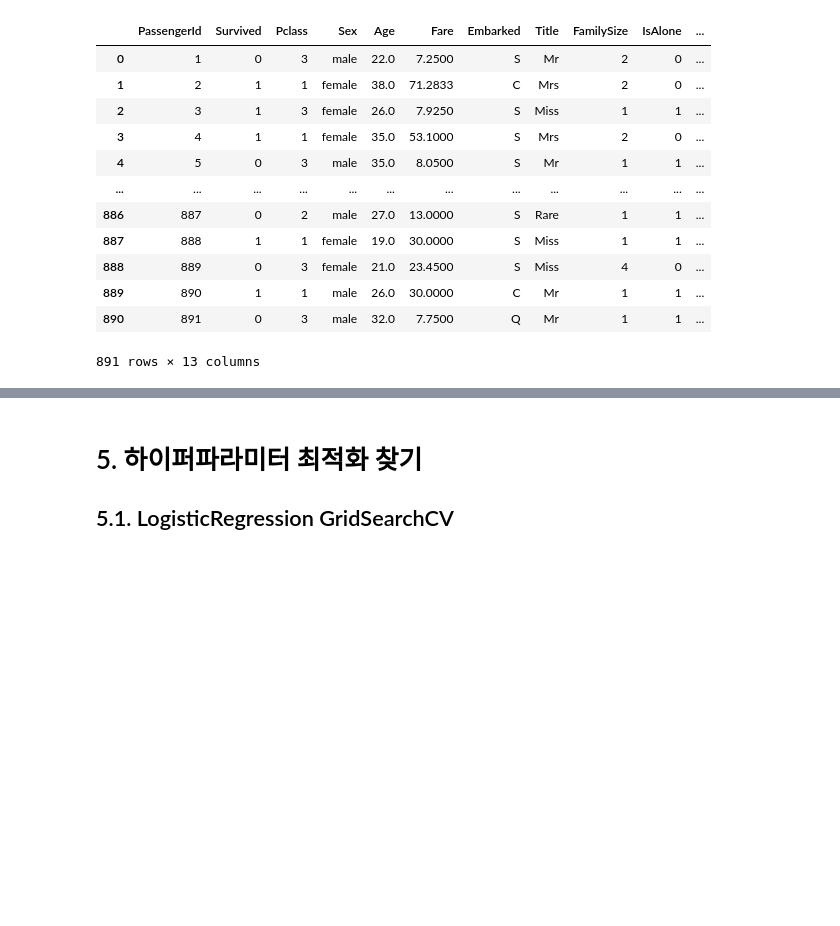
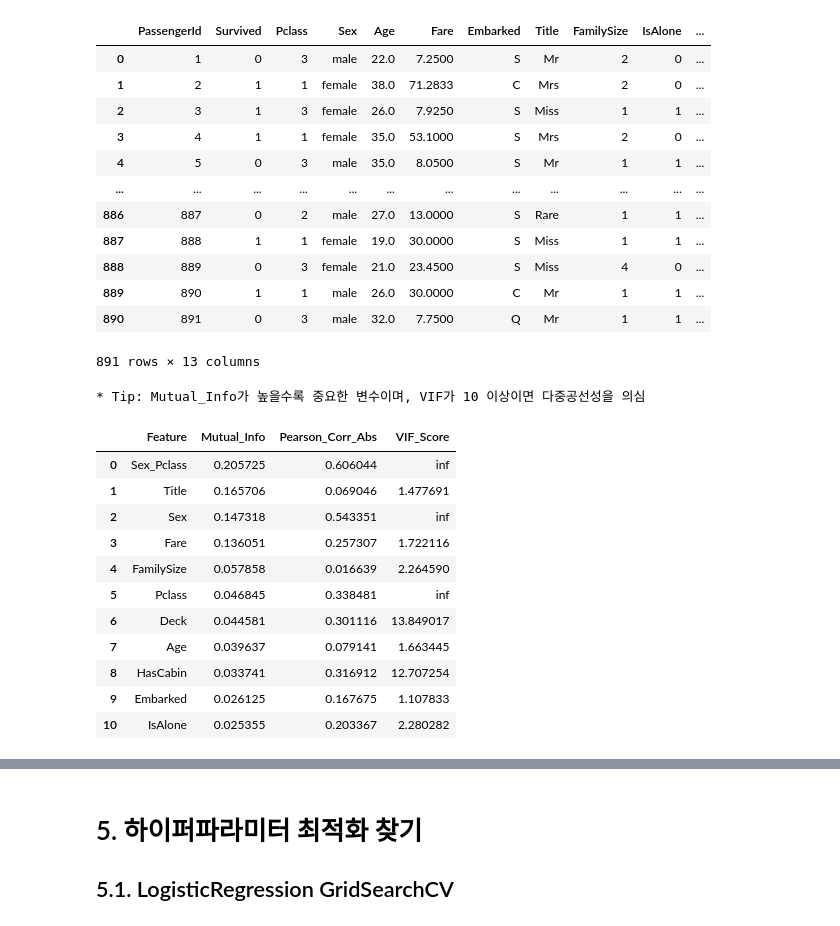
Before and after one commit to doosung-bang/AI_Sprint, a Jupyter notebook: 스프린트미션/미션3_4팀_방두성.ipynb, the cells around one changed output, grey strips where cells are left out. Cells and saved outputs as stored; diff of their text form; code cells hidden in the pictures; blank space fills up the shorter version.

````diff
--- a/스프린트미션/미션3_4팀_방두성.ipynb
+++ b/스프린트미션/미션3_4팀_방두성.ipynb
@@ -97,7 +97,7 @@ FEATURES=['Pclass','Sex','Age','SibSp','Parch','Fare','Cabin','Embarked']
 - 중복행, 컬럼별 결측치 비율을 확인
 # %%
 
-df = raw_train_df.copy()
+df = train_df.copy()
 
 print("=" * 60)
 print("1. 데이터 기본 구조 및 결측치 요약")
@@ -451,22 +442,26 @@ print(df['Title'].value_counts())
 df['FamilySize'] =  df['SibSp'] + df['Parch'] +1
 df['IsAlone'] = (df['FamilySize'] == 1).astype(int)
 
-# - Cabin 의 첫 글자(갑판) 추출하여 배구조정보 변수로 사용 --> NaN 값은 unknown 처리(기존에 없는 값)
-df['Deck'] = df['Cabin'].str[0]
-df['Deck'] = df['Deck'].fillna('Unknown')
-print(df['Deck'].value_counts())
+figffffffggggfasdfadsffig
 
-# Cabin 결측 여부 자체가 생존율과 관련 (기록 있음 = 상위 등급 객실일 가능성)
-df['HasCabin'] = df['Cabin'].notna().astype(int)
-print(df['HasCabin'].value_counts())
-### 성별과 객실 등급
-df['Sex_Pclass'] = df['Sex'].astype(str) + '_' + df['Pclass'].astype(str)
-print(df['Sex_Pclass'].value_counts())
-# ```
-# - Embarked 결측값 : 2%로 가장 많은 'S'값으로 처리
-# ```
-df['Embarked'] = df['Embarked'].fillna(df['Embarked'].mode()[0])
-print(df['Embarked'].value_counts())
+
+
+
+
+
+
+
+
+
+
+
+
+
+asdf
+
+
+
+
 df
 # %% [output]
 Title
@@ -500,9 +495,9 @@ Name: count, dtype: int64
 | 890 | 891 | 0 | 3 | Dooley, Mr. Patrick | male | 32.0 | 0 | 0 | 370376 | 7.7500 | ... |
 891 rows × 18 columns
 # %%
-##보기 편하게 정리
-data_df = df.drop(['Name','SibSp','Parch','Ticket','Cabin'], axis=1)
-data_df
+##사용할 Feature만 남기고 정리
+df = df.drop(['Name','SibSp','Parch','Ticket','Cabin'], axis=1)
+df
 # %% [output]
 |  | PassengerId | Survived | Pclass | Sex | Age | Fare | Embarked | Title | FamilySize | IsAlone | ... |
 | 0 | 1 | 0 | 3 | male | 22.0 | 7.2500 | S | Mr | 2 | 0 | ... |
@@ -525,0 +520,16 @@ FEATURES = category_cols + numeric_cols
+# %%
+analyze_features(df=df, feature_cols=category_cols+numeric_cols, target_col=TARGET)
+# %% [output]
+* Tip: Mutual_Info가 높을수록 중요한 변수이며, VIF가 10 이상이면 다중공선성을 의심
+|  | Feature | Mutual_Info | Pearson_Corr_Abs | VIF_Score |
+| 0 | Sex_Pclass | 0.205725 | 0.606044 | inf |
+| 1 | Title | 0.165706 | 0.069046 | 1.477691 |
+| 2 | Sex | 0.147318 | 0.543351 | inf |
+| 3 | Fare | 0.136051 | 0.257307 | 1.722116 |
+| 4 | FamilySize | 0.057858 | 0.016639 | 2.264590 |
+| 5 | Pclass | 0.046845 | 0.338481 | inf |
+| 6 | Deck | 0.044581 | 0.301116 | 13.849017 |
+| 7 | Age | 0.039637 | 0.079141 | 1.663445 |
+| 8 | HasCabin | 0.033741 | 0.316912 | 12.707254 |
+| 9 | Embarked | 0.026125 | 0.167675 | 1.107833 |
+| 10 | IsAlone | 0.025355 | 0.203367 | 2.280282 |
````
Also changed, not shown: parts of 20 cells of this notebook, 4 other files.
